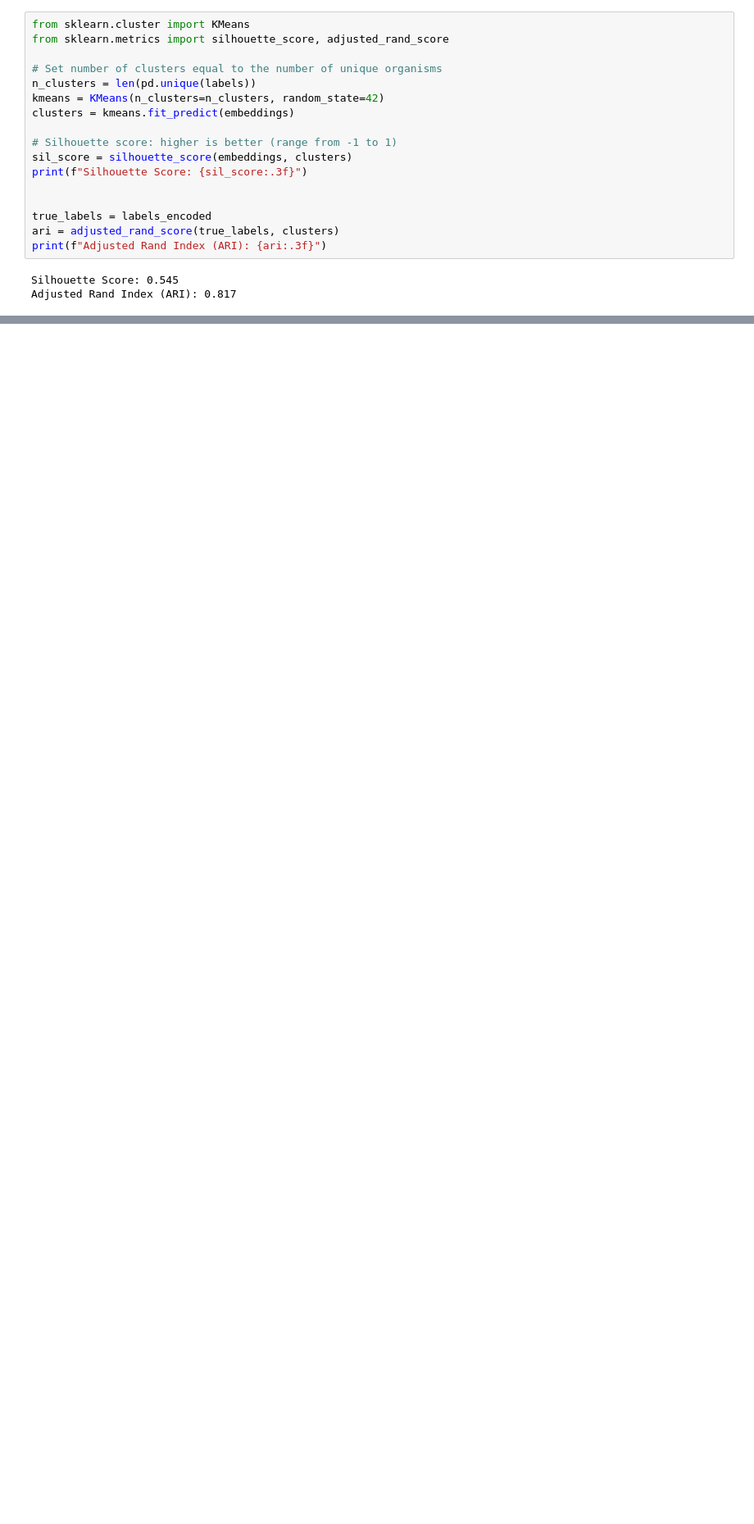
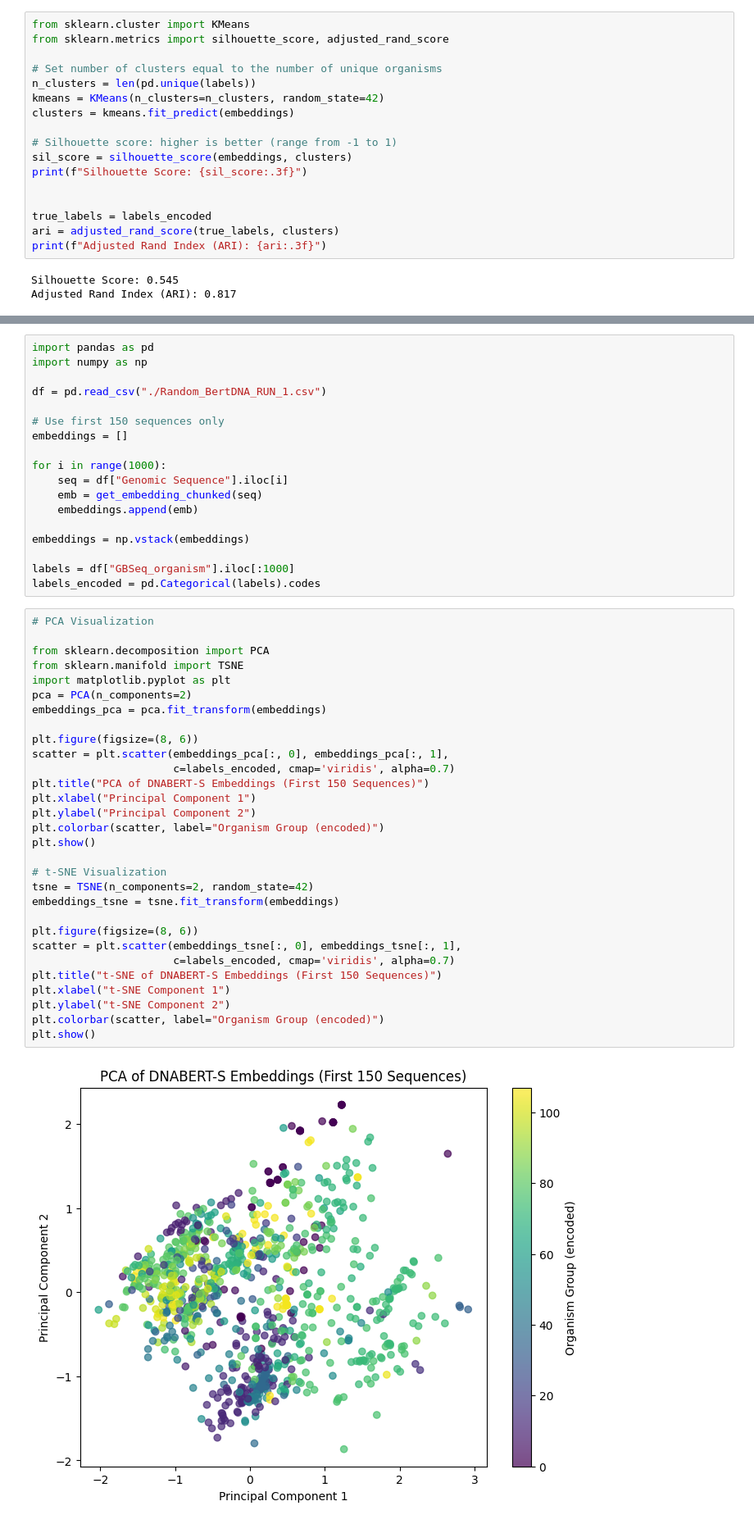
Before and after one commit to HersheyHarish/NCBI_Genbank_Genome_Retrieval, a Jupyter notebook: Datasets/embed_inf_and_clustering.ipynb, the cells around one changed output, grey strips where cells are left out. Shown at 82% size. Drawn from its saved outputs; the diff is of its cells as text; blank space fills up the shorter version.

Commit message:
Included additional plots and evaluations of coronaviridae dataset

```diff
--- a/Datasets/embed_inf_and_clustering.ipynb
+++ b/Datasets/embed_inf_and_clustering.ipynb
@@ -214,3 +214,53 @@ cbar.set_label("Organism Group (encoded)")
 plt.show()
 # %% [output]
 [figure]
+# %%
+import pandas as pd
+import numpy as np
+
+df = pd.read_csv("./Random_BertDNA_RUN_1.csv")
+
+# Use first 150 sequences only
+embeddings = []
+
+for i in range(1000):
+    seq = df["Genomic Sequence"].iloc[i]
+    emb = get_embedding_chunked(seq)
+    embeddings.append(emb)
+
+embeddings = np.vstack(embeddings)
+
+labels = df["GBSeq_organism"].iloc[:1000]
+labels_encoded = pd.Categorical(labels).codes
+# %%
+# PCA Visualization
+
+from sklearn.decomposition import PCA
+from sklearn.manifold import TSNE
+import matplotlib.pyplot as plt
+pca = PCA(n_components=2)
+embeddings_pca = pca.fit_transform(embeddings)
+
+plt.figure(figsize=(8, 6))
+scatter = plt.scatter(embeddings_pca[:, 0], embeddings_pca[:, 1],
+                      c=labels_encoded, cmap='viridis', alpha=0.7)
+plt.title("PCA of DNABERT-S Embeddings (First 150 Sequences)")
+plt.xlabel("Principal Component 1")
+plt.ylabel("Principal Component 2")
+plt.colorbar(scatter, label="Organism Group (encoded)")
+plt.show()
+
+# t-SNE Visualization
+tsne = TSNE(n_components=2, random_state=42)
+embeddings_tsne = tsne.fit_transform(embeddings)
+
+plt.figure(figsize=(8, 6))
+scatter = plt.scatter(embeddings_tsne[:, 0], embeddings_tsne[:, 1],
+                      c=labels_encoded, cmap='viridis', alpha=0.7)
+plt.title("t-SNE of DNABERT-S Embeddings (First 150 Sequences)")
+plt.xlabel("t-SNE Component 1")
+plt.ylabel("t-SNE Component 2")
+plt.colorbar(scatter, label="Organism Group (encoded)")
+plt.show()
+# %% [output]
+[figure, added]
```
Also changed, not shown: parts of 22 cells of this notebook, 3 other files.
